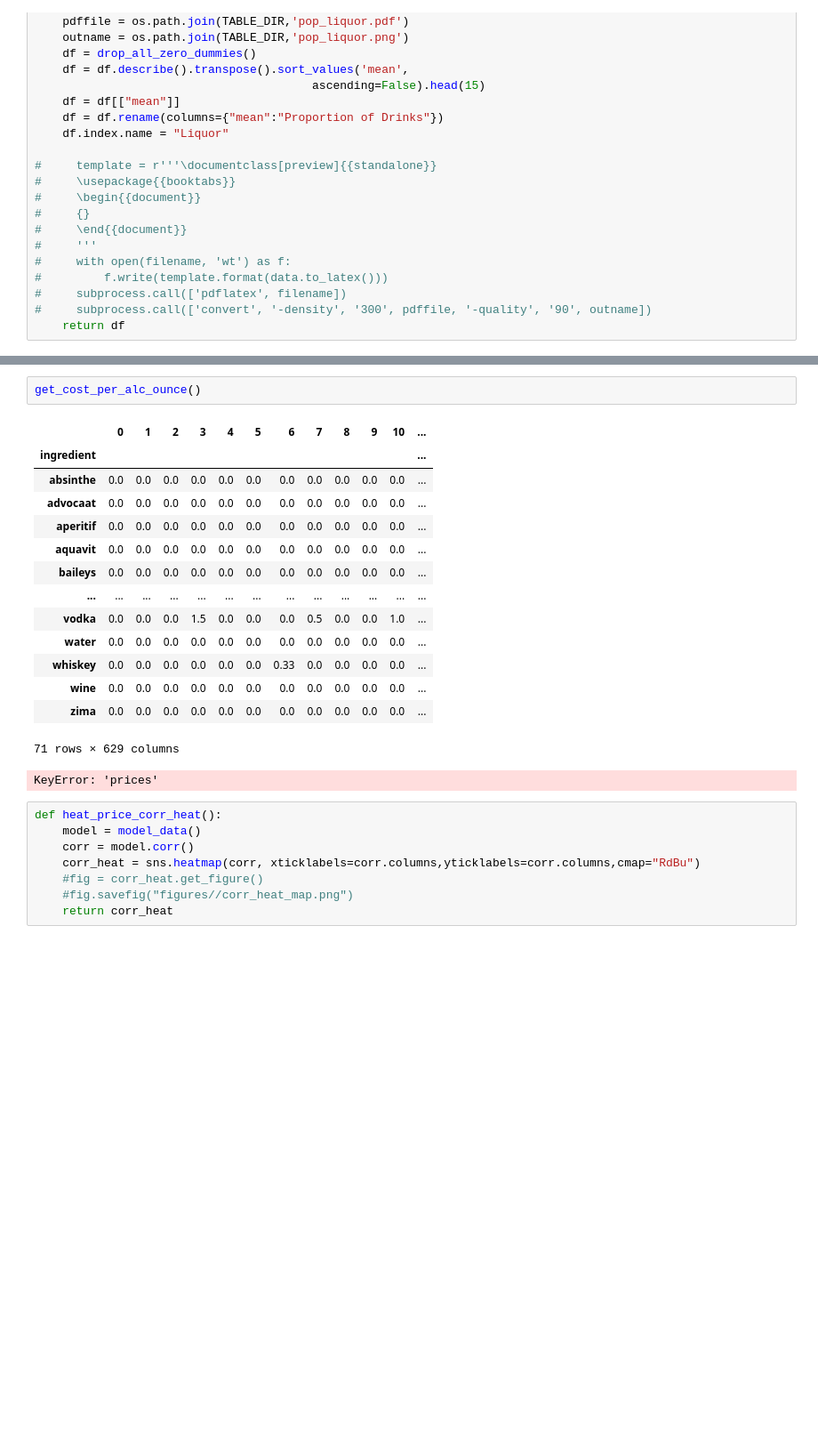
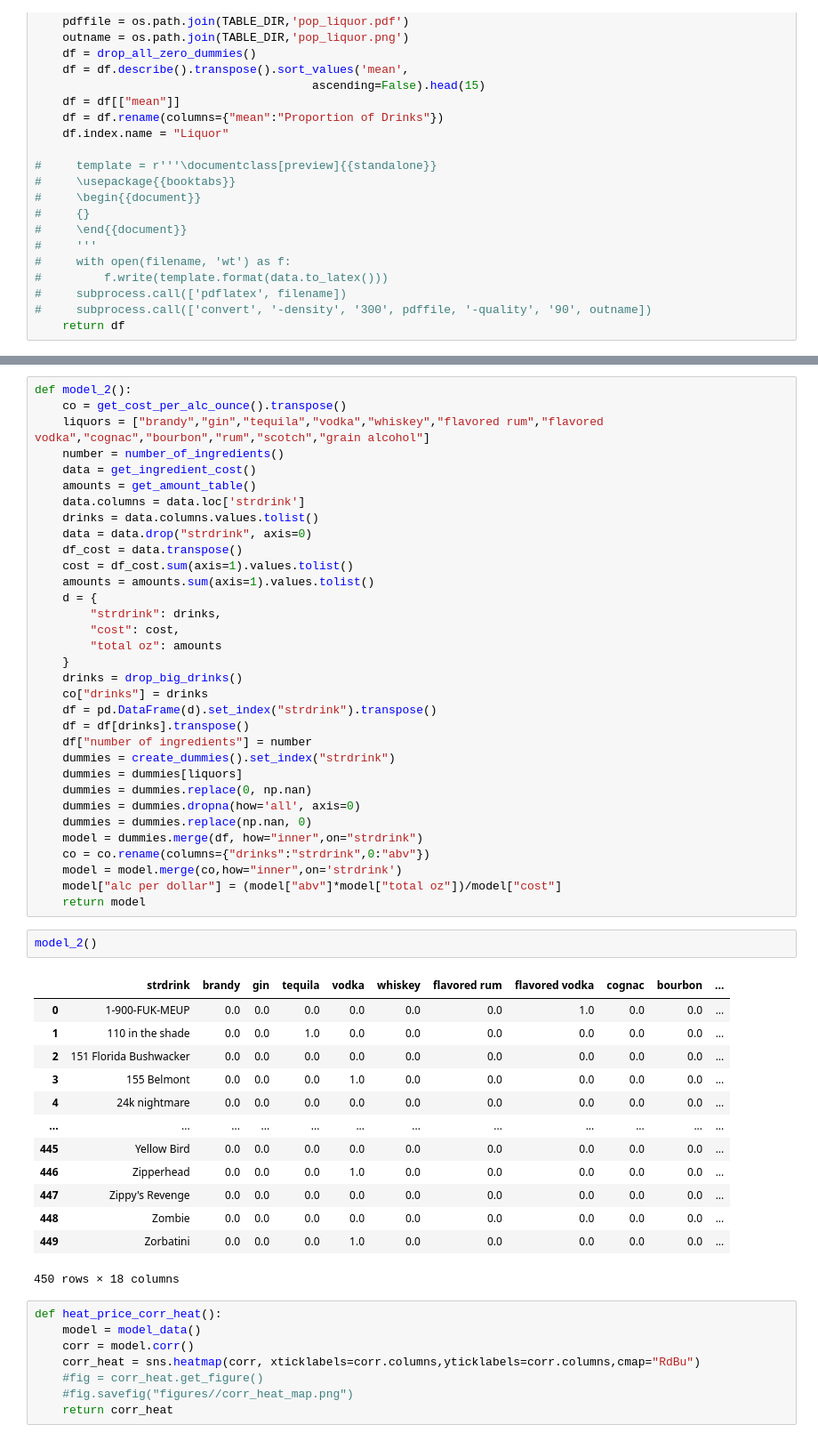
Before and after one commit to ElliottMetzler/the-manhattan-project, a Jupyter notebook: code/drink_costs.ipynb, the cells around one changed output, grey strips where cells are left out. Shown at 89% size. Drawn from its saved outputs; the diff is of its cells as text; blank space fills up the shorter version.

```diff
--- a/code/drink_costs.ipynb
+++ b/code/drink_costs.ipynb
@@ -226,21 +226,52 @@ def get_cost_per_alc_ounce():
 # %%
-get_cost_per_alc_ounce()
+def model_2():
+    co = get_cost_per_alc_ounce().transpose()
+    liquors = ["brandy","gin","tequila","vodka","whiskey","flavored rum","flavored vodka","cognac","bourbon","rum","scotch","grain alcohol"]
+    number = number_of_ingredients()
+    data = get_ingredient_cost()
+    amounts = get_amount_table()
+    data.columns = data.loc['strdrink']
+    drinks = data.columns.values.tolist()
+    data = data.drop("strdrink", axis=0)
+    df_cost = data.transpose()
+    cost = df_cost.sum(axis=1).values.tolist()
+    amounts = amounts.sum(axis=1).values.tolist()
+    d = {
+        "strdrink": drinks,
+        "cost": cost,
+        "total oz": amounts
+    }
+    drinks = drop_big_drinks()
+    co["drinks"] = drinks
+    df = pd.DataFrame(d).set_index("strdrink").transpose()
+    df = df[drinks].transpose()
+    df["number of ingredients"] = number
+    dummies = create_dummies().set_index("strdrink")
+    dummies = dummies[liquors]
+    dummies = dummies.replace(0, np.nan)
+    dummies = dummies.dropna(how='all', axis=0)
+    dummies = dummies.replace(np.nan, 0)
+    model = dummies.merge(df, how="inner",on="strdrink")
+    co = co.rename(columns={"drinks":"strdrink",0:"abv"})
+    model = model.merge(co,how="inner",on='strdrink')
+    model["alc per dollar"] = (model["abv"]*model["total oz"])/model["cost"]
+    return model
-# %% [output]
-|  | 0 | 1 | 2 | 3 | 4 | 5 | 6 | 7 | 8 | 9 | 10 | ... |
-| ingredient |  |  |  |  |  |  |  |  |  |  |  | ... |
-| absinthe | 0.0 | 0.0 | 0.0 | 0.0 | 0.0 | 0.0 | 0.0 | 0.0 | 0.0 | 0.0 | 0.0 | ... |
-| advocaat | 0.0 | 0.0 | 0.0 | 0.0 | 0.0 | 0.0 | 0.0 | 0.0 | 0.0 | 0.0 | 0.0 | ... |
-| aperitif | 0.0 | 0.0 | 0.0 | 0.0 | 0.0 | 0.0 | 0.0 | 0.0 | 0.0 | 0.0 | 0.0 | ... |
-| aquavit | 0.0 | 0.0 | 0.0 | 0.0 | 0.0 | 0.0 | 0.0 | 0.0 | 0.0 | 0.0 | 0.0 | ... |
-| baileys | 0.0 | 0.0 | 0.0 | 0.0 | 0.0 | 0.0 | 0.0 | 0.0 | 0.0 | 0.0 | 0.0 | ... |
-| ... | ... | ... | ... | ... | ... | ... | ... | ... | ... | ... | ... | ... |
-| vodka | 0.0 | 0.0 | 0.0 | 1.5 | 0.0 | 0.0 | 0.0 | 0.5 | 0.0 | 0.0 | 1.0 | ... |
-| water | 0.0 | 0.0 | 0.0 | 0.0 | 0.0 | 0.0 | 0.0 | 0.0 | 0.0 | 0.0 | 0.0 | ... |
-| whiskey | 0.0 | 0.0 | 0.0 | 0.0 | 0.0 | 0.0 | 0.33 | 0.0 | 0.0 | 0.0 | 0.0 | ... |
-| wine | 0.0 | 0.0 | 0.0 | 0.0 | 0.0 | 0.0 | 0.0 | 0.0 | 0.0 | 0.0 | 0.0 | ... |
-| zima | 0.0 | 0.0 | 0.0 | 0.0 | 0.0 | 0.0 | 0.0 | 0.0 | 0.0 | 0.0 | 0.0 | ... |
-71 rows × 629 columns
-KeyError: 'prices'
+# %%
+model_2()
+# %% [output]
+|  | strdrink | brandy | gin | tequila | vodka | whiskey | flavored rum | flavored vodka | cognac | bourbon | ... |
+| 0 | 1-900-FUK-MEUP | 0.0 | 0.0 | 0.0 | 0.0 | 0.0 | 0.0 | 1.0 | 0.0 | 0.0 | ... |
+| 1 | 110 in the shade | 0.0 | 0.0 | 1.0 | 0.0 | 0.0 | 0.0 | 0.0 | 0.0 | 0.0 | ... |
+| 2 | 151 Florida Bushwacker | 0.0 | 0.0 | 0.0 | 0.0 | 0.0 | 0.0 | 0.0 | 0.0 | 0.0 | ... |
+| 3 | 155 Belmont | 0.0 | 0.0 | 0.0 | 1.0 | 0.0 | 0.0 | 0.0 | 0.0 | 0.0 | ... |
+| 4 | 24k nightmare | 0.0 | 0.0 | 0.0 | 0.0 | 0.0 | 0.0 | 0.0 | 0.0 | 0.0 | ... |
+| ... | ... | ... | ... | ... | ... | ... | ... | ... | ... | ... | ... |
+| 445 | Yellow Bird | 0.0 | 0.0 | 0.0 | 0.0 | 0.0 | 0.0 | 0.0 | 0.0 | 0.0 | ... |
+| 446 | Zipperhead | 0.0 | 0.0 | 0.0 | 1.0 | 0.0 | 0.0 | 0.0 | 0.0 | 0.0 | ... |
+| 447 | Zippy's Revenge | 0.0 | 0.0 | 0.0 | 0.0 | 0.0 | 0.0 | 0.0 | 0.0 | 0.0 | ... |
+| 448 | Zombie | 0.0 | 0.0 | 0.0 | 0.0 | 0.0 | 0.0 | 0.0 | 0.0 | 0.0 | ... |
+| 449 | Zorbatini | 0.0 | 0.0 | 0.0 | 1.0 | 0.0 | 0.0 | 0.0 | 0.0 | 0.0 | ... |
+450 rows × 18 columns
 # %%
 def heat_price_corr_heat():
     model = model_data()
```
Also changed, not shown: parts of 7 cells of this notebook.
